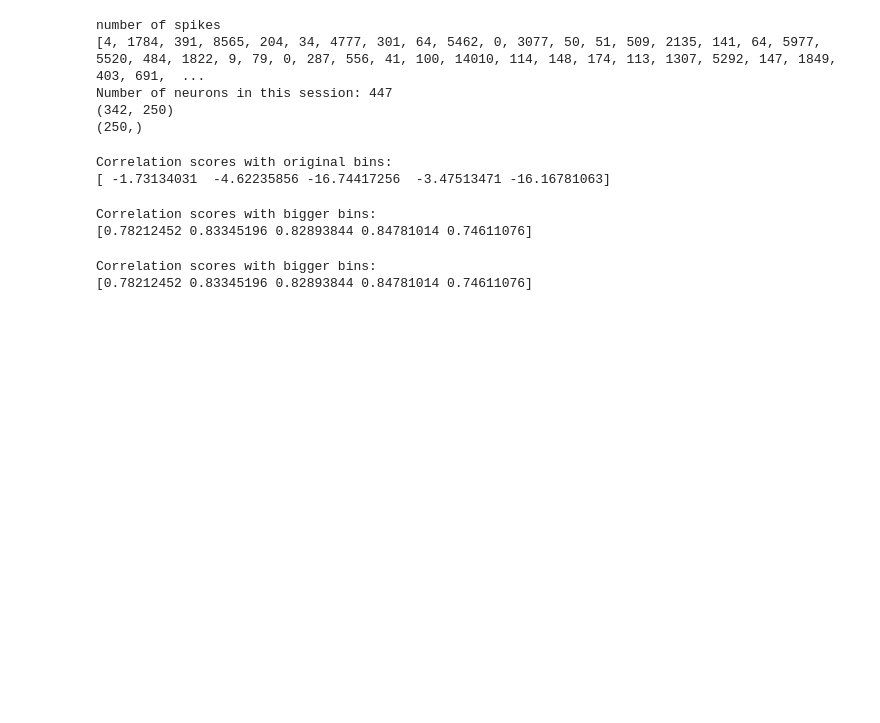
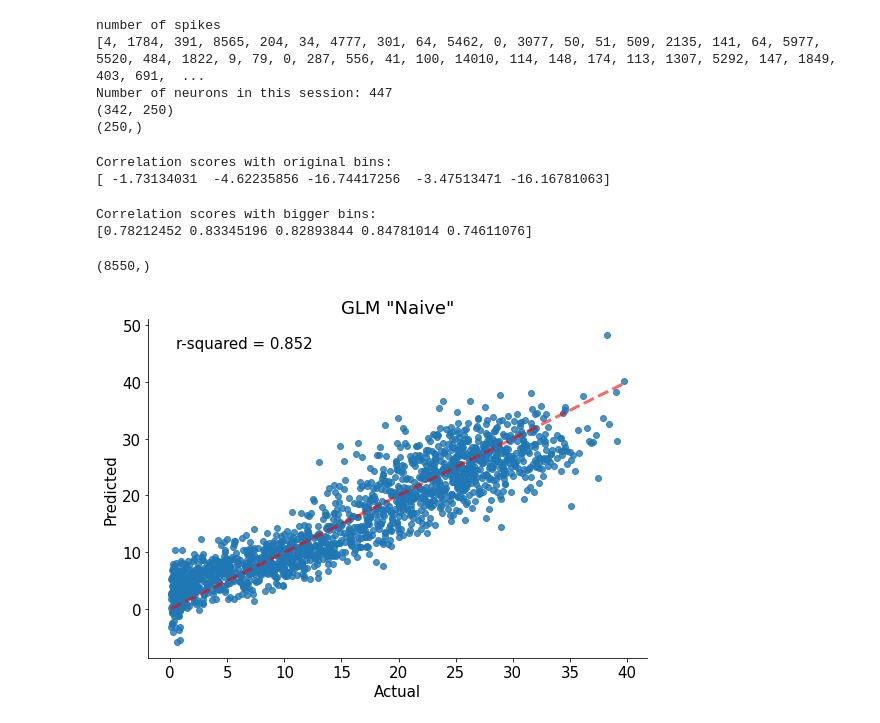
Before and after one commit to fmessore/Neuromatch, a Jupyter notebook: GLM.ipynb, the cells around one changed output. Drawn from its saved outputs; the diff is of its cells as text; code cells hidden in the pictures; blank space fills up the shorter version.

```diff
--- a/GLM.ipynb
+++ b/GLM.ipynb
@@ -310,7 +310,7 @@ Correlation scores with bigger bins:
 # %%
 #FOR PLOTTING
 
-
+from sklearn.model_selection import train_test_split
 from sklearn.model_selection import cross_val_score
 from sklearn.linear_model import RidgeCV
 
@@ -321,27 +321,40 @@ session_id=0
 model = RidgeCV(normalize=True)  # make ridge model
 
 spikes = np.array(data_to_analyze.spikes_bigger_bins.iloc[session_id]).T
+
 face = data_to_analyze.face_bigger_bins.iloc[session_id]
+
+X_train, X_test, y_train, y_test = train_test_split(spikes, face, test_size=0.2, random_state=42) #Split between train and test
+
+
 #print(spikes)
 #print(face)
 
-model.fit(spikes, face)
+model.fit(X_train, y_train)
 
-pred_face = model.predict(spikes)
+y_pred = model.predict(X_test)
 
 from sklearn.metrics import r2_score
-r2 = r2_score(y_test, y_predicted)
+r2 = r2_score(y_test, y_pred)
-# %% [output]
-Correlation scores with bigger bins:
-[0.78212452 0.83345196 0.82893844 0.84781014 0.74611076]
+# %%
+face.shape
+# %% [output]
+(8550,)
 # %%
-fig, ax = plt.subplots()
-ax.scatter(y_test, y_predicted)
-ax.plot([y.min(), y.max()], [y.min(), y.max()], 'k--', lw=4)
+fig, ax = plt.subplots(figsize=(8,6))
+ax.scatter(y_test, y_pred, alpha =0.8)
+# ax.plot(face, r2 * face + 0, 'r--', lw=3)
+ax.plot([y_test.min(), y_test.max()], [y_test.min(), y_test.max()], 'r--', lw=3, alpha = 0.6)
+
+ax.set_title('GLM "Naive"')
 ax.set_xlabel('Actual')
 ax.set_ylabel('Predicted')
 #regression line
 y_test, y_predicted = y_test.reshape(-1,1), y_predicted.reshape(-1,1)
-ax.plot(y_test, LinearRegression().fit(y_test, y_predicted).predict(y_test))
+
+ax.annotate("r-squared = {:.3f}".format(r2_score(y_test, y_pred)),(0.5,(y_pred.max()*0.95)))
+
 
 plt.show()
+# %% [output]
+[figure, added]
```
